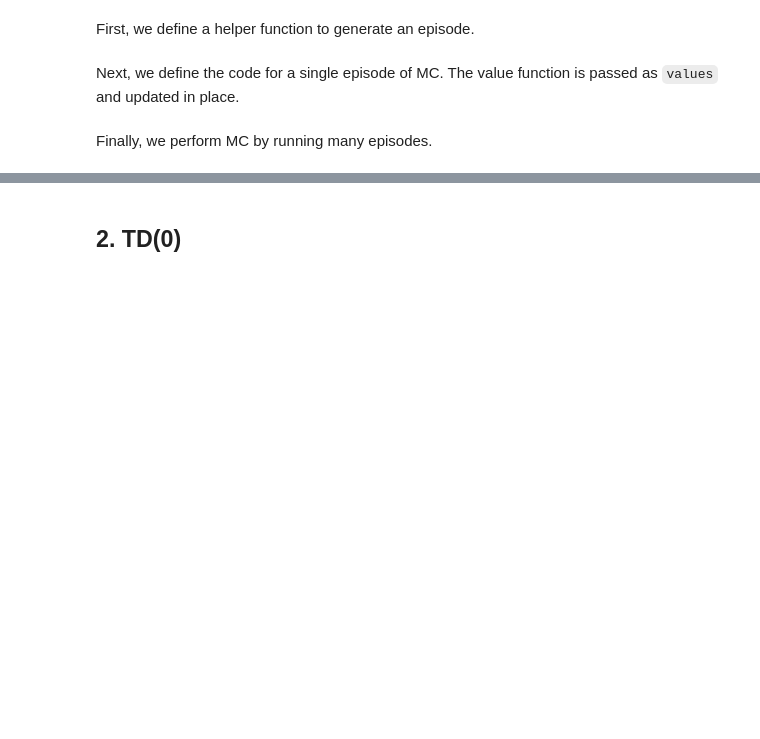
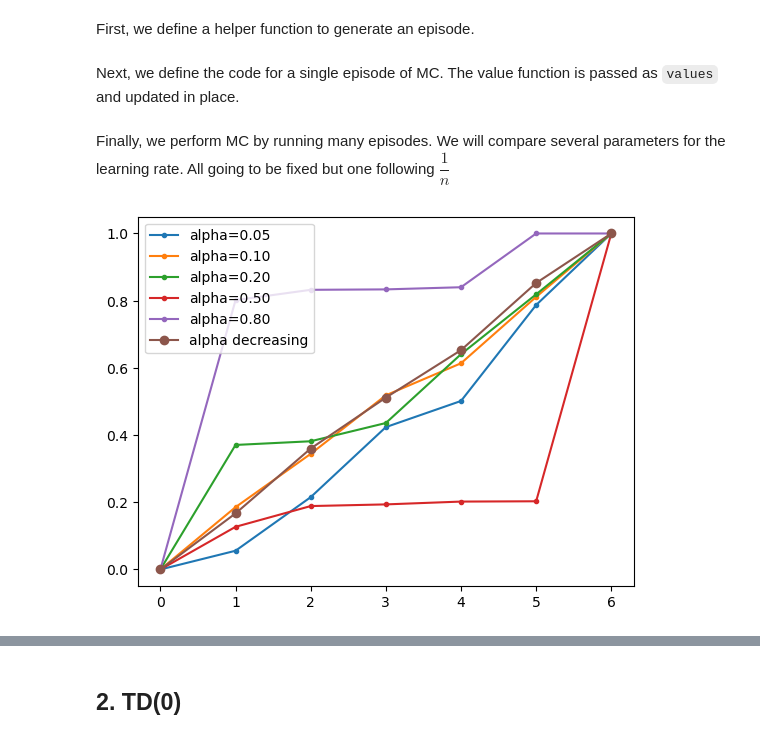
Before and after one commit to pbagnoud/ATML_2024, a Jupyter notebook: seminar04/randomWalk.ipynb, the cells around one changed output, grey strips where cells are left out. Cells and saved outputs as stored; diff of their text form; code cells hidden in the pictures; blank space fills up the shorter version.

Commit message:
Update randomWalk.ipynb
Complete the exercice and add an additional visualisation of the first few step to help compare Monte-Carlo and TD(0)

```diff
--- a/seminar04/randomWalk.ipynb
+++ b/seminar04/randomWalk.ipynb
@@ -39,2 +45,9 @@ LENGTH = 7
 # %% [markdown]
 Create an instance and test the environment
+# %%
+rw = RandomWalk(LENGTH)
+# %%
+rw.reset()
+while not ( rw.pos in rw.TERMINAL_POSITIONS):
+    rw.step()
+    print(rw)
@@ -59,13 +88,20 @@ First, we define a helper function to generate an episode.
 # %%
 def generateEpisode(randomWalk: RandomWalk):
     # Reset random walk
-    # ...
+    randomWalk.reset()
+    path=[randomWalk.pos]
 
     # Take steps until state is terminal, recording path and rewards
-    # ...
+    while not ( randomWalk.pos in randomWalk.TERMINAL_POSITIONS):
+        randomWalk.step()
+        path.append(randomWalk.pos)
+
+    reward = int(randomWalk.pos == randomWalk.length-1)
+
+
 
     # Return path and rewards
-    pass
+    return path, reward
 # %% [markdown]
 Next, we define the code for a single episode of MC.
 The value function is passed as `values` and updated in place.
@@ -73,11 +109,11 @@ The value function is passed as `values` and updated in place.
 
 def monteCarloEpisode(randomWalk: RandomWalk, values, alpha):
     # Generate an episode
-    # ...
+    path, reward = generateEpisode(randomWalk)
 
     # Update values
-    # ...
+    for state in range(randomWalk.length):
+        if state in path:
+            values[state] += alpha * (reward - values[state])
 
-    pass
+    return values
-# %% [markdown]
-Finally, we perform MC by running many episodes.
@@ -87,0 +120,21 @@ Finally, we perform MC by running many episodes.
+# %% [markdown]
+Finally, we perform MC by running many episodes. We will compare several parameters for the learning rate. All going to be fixed but one following $\dfrac{1}{n}$
+# %%
+# Perform MC by running many episodes
+NB_EPISODES = 1000
+for alpha in [0.05,0.1,0.2,0.5,0.8]:
+    values = np.zeros(rw.length)
+    endvalue= 0
+    for index in range(NB_EPISODES):
+        values = monteCarloEpisode(rw, values,alpha)
+    plt.plot(np.arange(rw.length),values,'.-',label=f"alpha={alpha:.2f}")
+values = np.zeros(rw.length)
+endvalue=0
+for index in range(NB_EPISODES):
+    values = monteCarloEpisode(rw, values,1/(index+1))
+plt.plot(np.arange(rw.length),values,'o-',label=f"alpha decreasing")
+
+plt.legend()
+plt.show()
+# %% [output]
+[figure, added]
```
Also changed, not shown: parts of 13 cells of this notebook.
